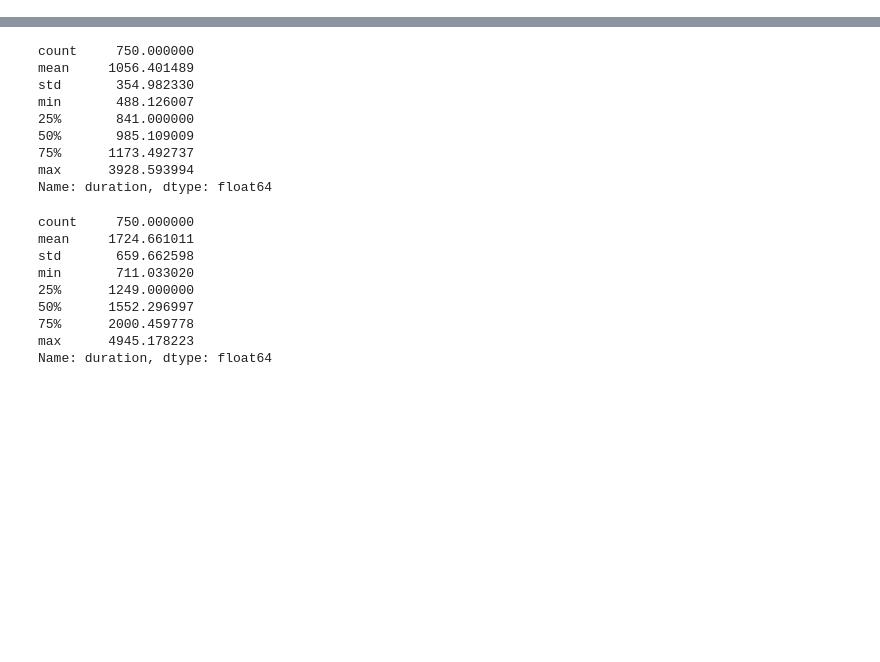
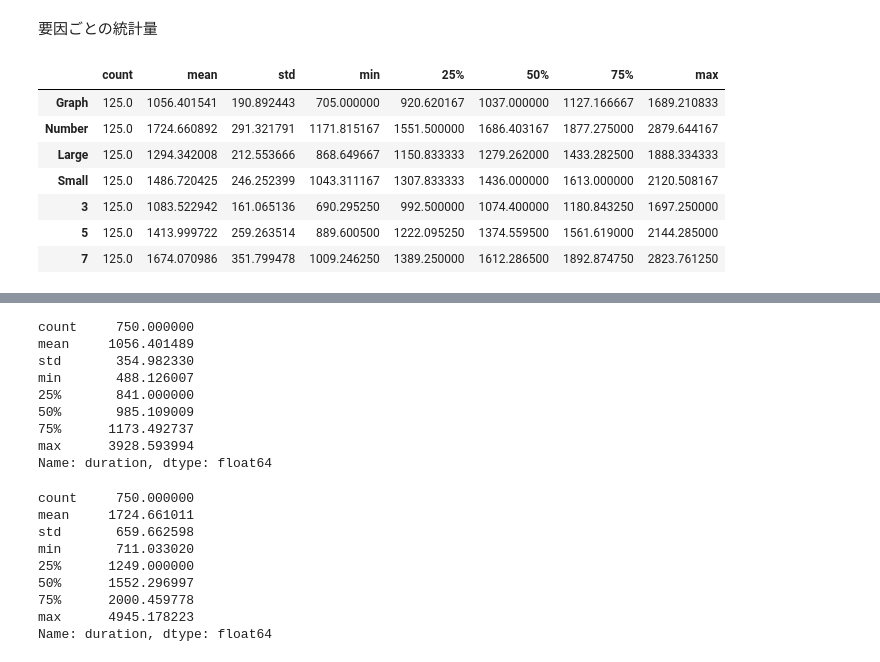
Before and after one commit to tngsk/labjs-study, a Jupyter notebook: ANOVA/02_Analyze.ipynb, the cells around one changed output, grey strips where cells are left out. Cells and saved outputs as stored; diff of their text form; code cells hidden in the pictures; blank space fills up the shorter version.

```diff
--- a/ANOVA/Preprocessing.ipynb
+++ b/ANOVA/02_Analyze.ipynb
@@ -179,0 +85,48 @@ pivot_data
+# %% [markdown]
+要因ごとの統計量
+# %%
+stat = pd.DataFrame()
+
+# 表現での平均値
+repr_df = exp_df.mean(axis=1, level='repr')
+stat = repr_df.describe()
+# # 表現の正答率
+# repr_correct_df = exp_correctmap_df.mean(axis=1, level='repr')
+# df = repr_correct_df.describe()
+# df.columns = ['Graph_correct','Number_correct']
+# stat = pd.concat([stat, df], axis=1)
+
+# 分散の平均値
+deviation_df = exp_df.mean(axis=1, level='deviation')
+df = deviation_df.describe()
+stat = pd.concat([stat, df], axis=1)
+
+# 分散の正答率
+# deviation_correct_df = exp_correctmap_df.mean(axis=1, level='deviation')
+# df = deviation_correct_df.describe()
+# df.columns = ['Large_correct','Small_correct']
+# stat = pd.concat([stat, df], axis=1)
+
+# 要素数での平均値
+elements_df = exp_df.mean(axis=1, level='size')
+df = elements_df.describe()
+stat = pd.concat([stat, df], axis=1)
+
+# 要素数の正答率
+# elements_correct_df = exp_correctmap_df.mean(axis=1, level='size')
+# df = elements_correct_df.describe()
+# df.columns = ['3_correct', '5_correct', '7_correct']
+# stat = pd.concat([stat, df], axis=1)
+
+# to csv
+stat.T.to_excel('stat.xlsx')
+stat.T
+# %% [output]
+|  | count | mean | std | min | 25% | 50% | 75% | max |
+| Graph | 125.0 | 1056.401541 | 190.892443 | 705.000000 | 920.620167 | 1037.000000 | 1127.166667 | 1689.210833 |
+| Number | 125.0 | 1724.660892 | 291.321791 | 1171.815167 | 1551.500000 | 1686.403167 | 1877.275000 | 2879.644167 |
+| Large | 125.0 | 1294.342008 | 212.553666 | 868.649667 | 1150.833333 | 1279.262000 | 1433.282500 | 1888.334333 |
+| Small | 125.0 | 1486.720425 | 246.252399 | 1043.311167 | 1307.833333 | 1436.000000 | 1613.000000 | 2120.508167 |
+| 3 | 125.0 | 1083.522942 | 161.065136 | 690.295250 | 992.500000 | 1074.400000 | 1180.843250 | 1697.250000 |
+| 5 | 125.0 | 1413.999722 | 259.263514 | 889.600500 | 1222.095250 | 1374.559500 | 1561.619000 | 2144.285000 |
+| 7 | 125.0 | 1674.070986 | 351.799478 | 1009.246250 | 1389.250000 | 1612.286500 | 1892.874750 | 2823.761250 |
```
Also changed, not shown: parts of 22 cells of this notebook, 16 other files.
